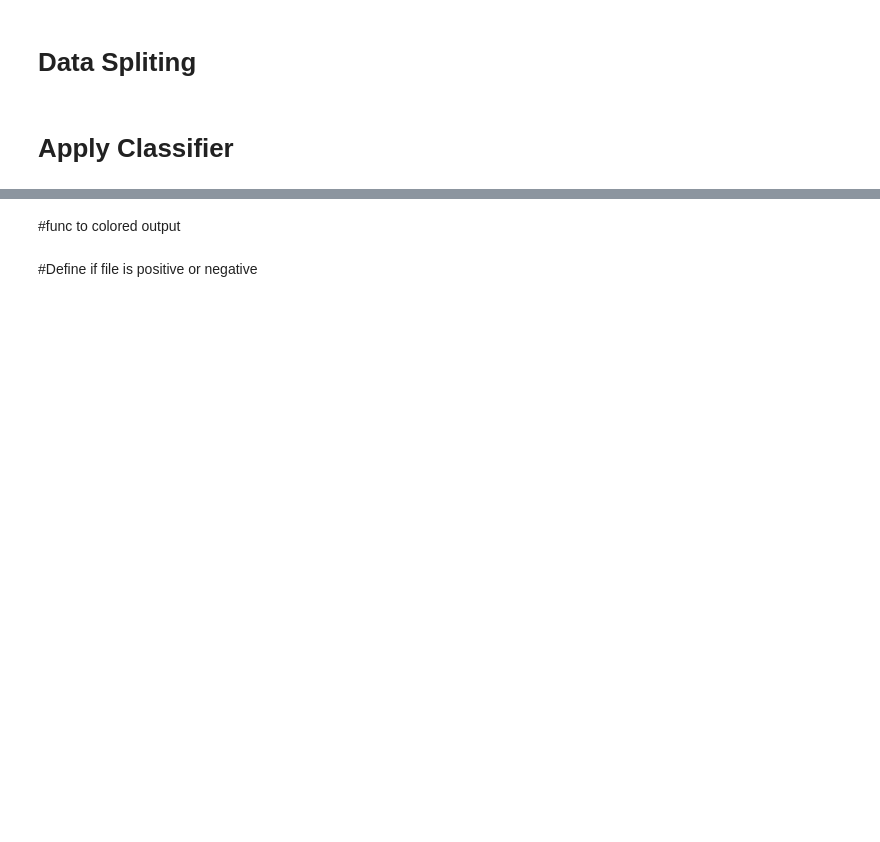
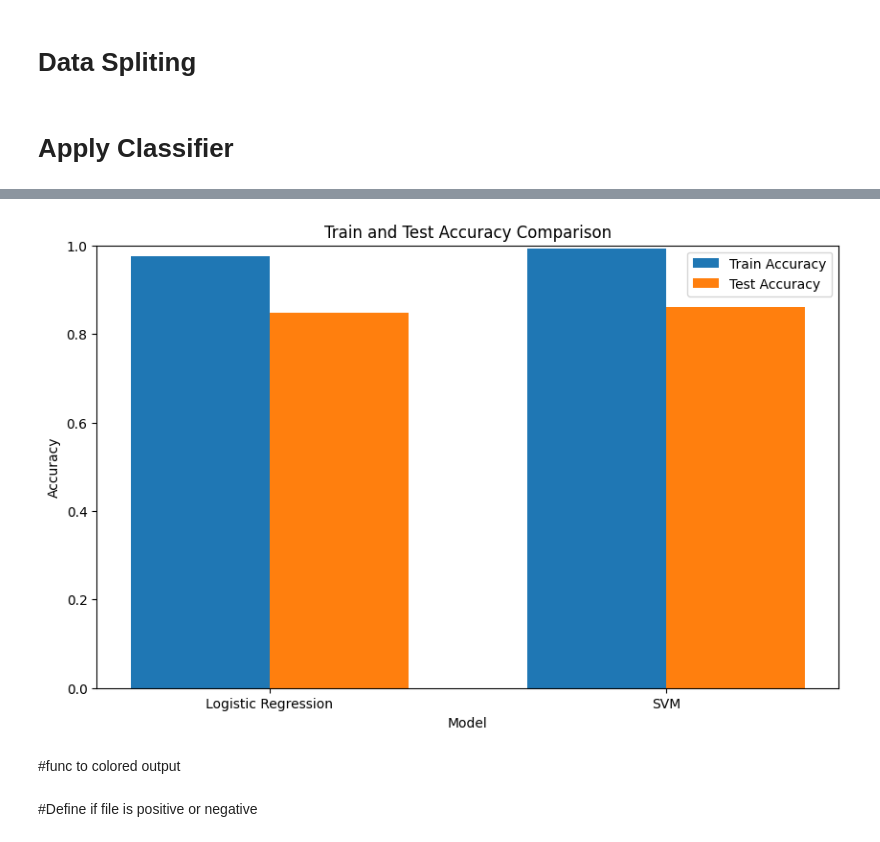
Before and after one commit to Manar-Emad75/NLP_Project, a Jupyter notebook: NLP_Project.ipynb, the cells around one changed output, grey strips where cells are left out. Saved outputs shown, nothing was run; the diff lists cells and outputs as text; code cells hidden in the pictures; blank space fills up the shorter version.

```diff
--- a/NLP_Project.ipynb
+++ b/NLP_Project.ipynb
@@ -167,3 +240,28 @@ weighted avg       0.85      0.85      0.85       400
+# %%
+# Plotting accuracies of both models
+plt.figure(figsize=(10, 6))
+
+# Bar positions
+bar_positions = [0.4, 1.4]
+bar_width = 0.35
+
+# Train accuracies
+plt.bar([pos - bar_width/2 for pos in bar_positions], [train_accuracy_logistic, train_accuracy_svm], bar_width, label='Train Accuracy')
+
+# Test accuracies
+plt.bar([pos + bar_width/2 for pos in bar_positions], [test_accuracy_logisitc, test_accuracy_svm], bar_width, label='Test Accuracy')
+
+# X-axis labels
+plt.xticks(bar_positions, ['Logistic Regression', 'SVM'])
+
+plt.xlabel('Model')
+plt.ylabel('Accuracy')
+plt.title('Train and Test Accuracy Comparison')
+plt.legend()
+plt.ylim(0, 1)
+plt.show()
+# %% [output]
+[figure, added]
 # %% [markdown]
 #func to colored output
 # %%
```
Also changed, not shown: parts of 12 cells of this notebook.
